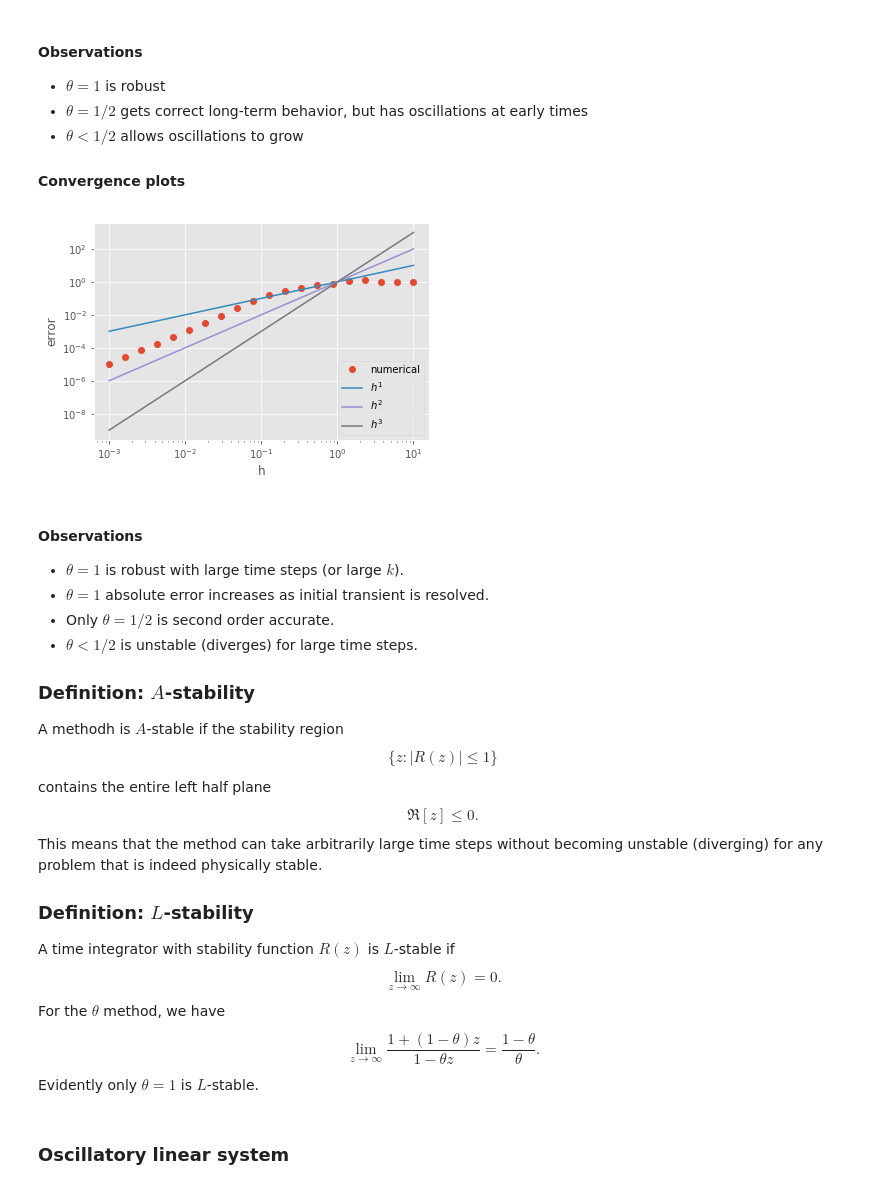
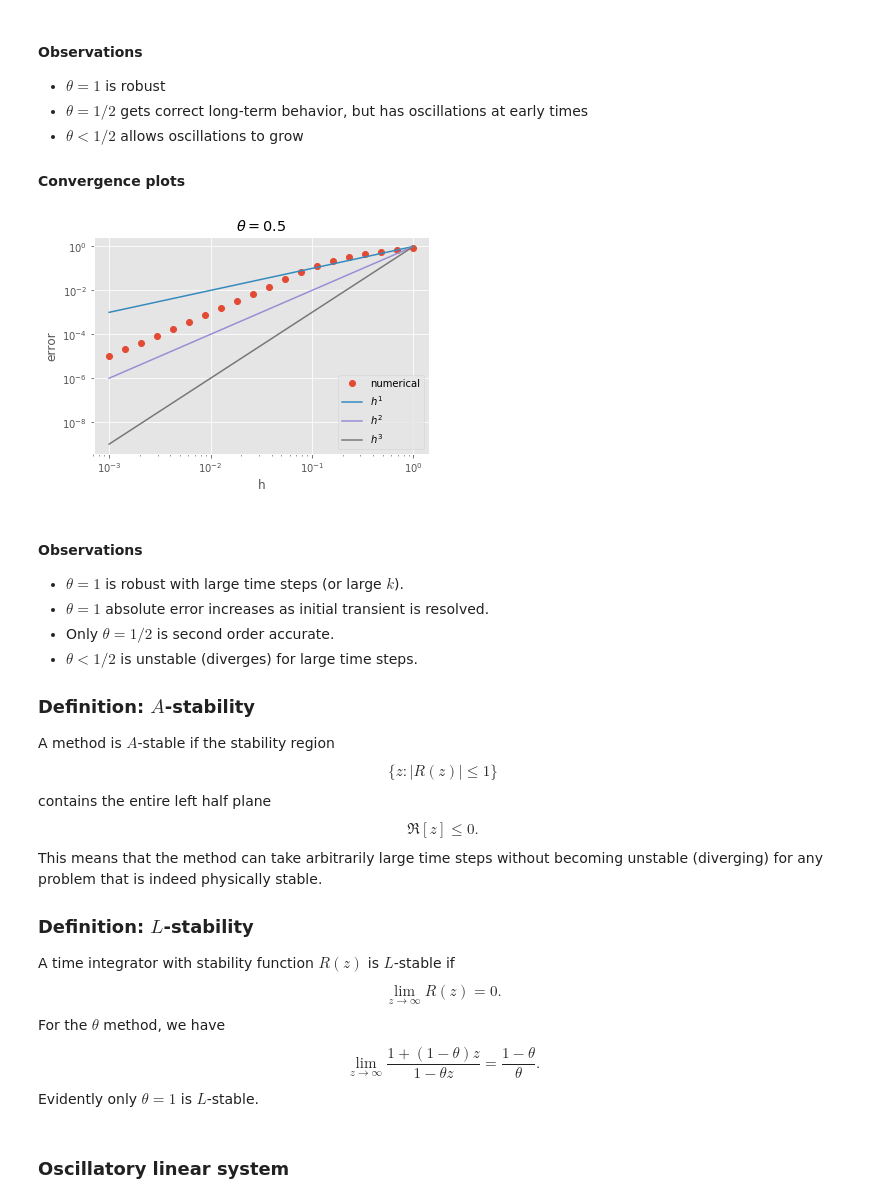
Before and after one commit to cu-numpde/numpde-fall2017, a Jupyter notebook: FDTransient.ipynb, the cells around one changed output. Cells and saved outputs as stored; diff of their text form; code cells hidden in the pictures.

```diff
--- a/FDTransient.ipynb
+++ b/FDTransient.ipynb
@@ -320,11 +320,13 @@ def dae_theta_linear(M, A, u0, rhsfunc, bcs=[], tfinal=1, h=0.1, theta=.5):
 # %% [markdown]
 ### Stiff decay to cosine
 # %%
-test = fcos(k=50)
+test = fcos(k=5000)
 u0 = numpy.array([.2])
-hist = dae_theta_linear(numpy.eye(1), -test.k, u0, lambda t: test.k*numpy.cos(t), h=.2, tfinal=6, theta=.5)
+hist = dae_theta_linear(numpy.eye(1), -test.k, u0,
+                        lambda t: test.k*numpy.cos(t),
+                        h=.1, tfinal=6, theta=.5)
 hist = numpy.array(hist)
-pyplot.plot(hist[:,0], hist[:,1], '.')
+pyplot.plot(hist[:,0], hist[:,1], 'o')
 tt = numpy.linspace(0, 6, 200)
 pyplot.plot(tt, test.u(tt,u0));
 # %% [output]
@@ -338,23 +340,27 @@ pyplot.plot(tt, test.u(tt,u0));
 
 #### Convergence plots
 # %%
-def mms_error(h):
+def mms_error(h, theta):
     test = fcos(k=20)
     u0 = numpy.array([.2])
-    hist = dae_theta_linear(numpy.eye(1), -test.k, u0, lambda t: test.k*numpy.cos(t), h=h, tfinal=3, theta=.5)
+    hist = dae_theta_linear(numpy.eye(1), -test.k, u0,
+                            lambda t: test.k*numpy.cos(t), h=h, tfinal=3,
+                            theta=theta)
     hist = numpy.array(hist)
     return numpy.linalg.norm(hist[:,1] - test.u(hist[:,0], u0), numpy.inf)
 
-hs = numpy.logspace(-3, 1, 20)
-errors = [mms_error(h) for h in hs]
+theta = .5
+hs = numpy.logspace(-3, 0, 20)
+errors = [mms_error(h, theta) for h in hs]
 pyplot.loglog(hs, errors, 'o', label='numerical')
 for p in range(1,4):
     pyplot.loglog(hs, hs**p, label='$h^{%d}$'%p)
 pyplot.xlabel('h')
 pyplot.ylabel('error')
-pyplot.legend(loc='lower right');
+pyplot.legend(loc='lower right')
+pyplot.title('$\\theta=%3.1f$' % theta);
 # %% [output]
-[figure, old version]
+[figure, new version]
 # %% [markdown]
 #### Observations
 
@@ -364,7 +370,7 @@ pyplot.legend(loc='lower right');
 * $\theta < 1/2$ is unstable (diverges) for large time steps.
 
 ### Definition: $A$-stability
-A methodh is $A$-stable if the stability region
+A method is $A$-stable if the stability region
 $$ \{ z : |R(z)| \le 1 \} $$
 contains the entire left half plane $$ \Re[z] \le 0 .$$
 This means that the method can take arbitrarily large time steps without becoming unstable (diverging) for any problem that is indeed physically stable.
```
Also changed, not shown: parts of 11 cells of this notebook, 1 other file.
